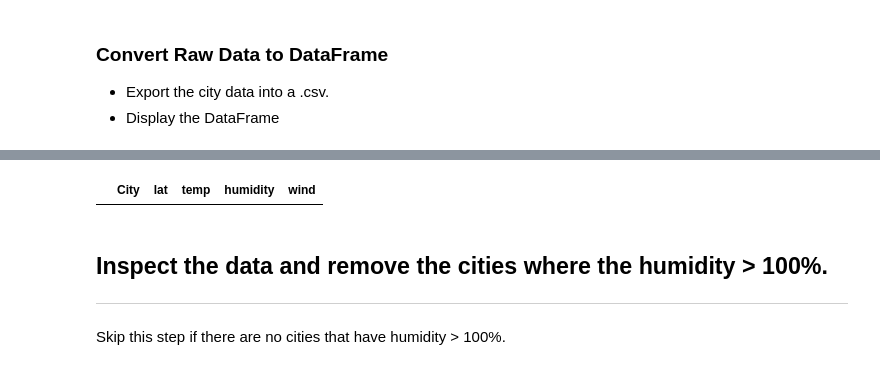
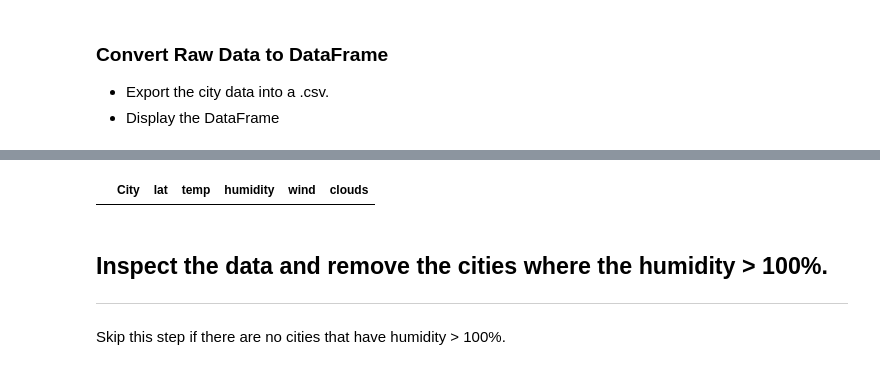
Before and after one commit to shuchiK38/Python-API-Challenge, a Jupyter notebook: Weatherpy/WeatherPy.ipynb, the cells around one changed output, grey strips where cells are left out. Saved outputs shown, nothing was run; the diff lists cells and outputs as text; code cells hidden in the pictures.

```diff
--- a/Weatherpy/WeatherPy.ipynb
+++ b/Weatherpy/WeatherPy.ipynb
@@ -64,7 +64,7 @@ temp = []
 humidity = []
 wind  = []
 clouds = []
-sunset = []
+
 
 # Loop through the list of cities and perform a request for data on each
 for i in range(len(cities)):
@@ -76,6 +76,8 @@ for i in range(len(cities)):
 
     humidity.append(response['main']['humidity'])
     wind.append(response['wind']['humidity'])
+    clouds.append(response['main']['humidity'])
+
 
 
 print(f"The latitude information received is: {lat}")
@@ -98,18 +102,19 @@ print(response)
 # %%
 #Export the city data into a .csv.
 #Display the DataFrame
 
 weather_dict ={
     "City": cities,
     "lat" : lat,
     "temp": temp,
     "humidity": humidity,
-    "wind": wind
+    "wind": wind,
+    "clouds" :clouds
 }
 weather_data = pd.DataFrame(weather_dict)
 weather_data.head()
 # %% [output]
-|  | City | lat | temp | humidity | wind |
+|  | City | lat | temp | humidity | wind | clouds |
 # %% [markdown]
 ## Inspect the data and remove the cities where the humidity > 100%.
 ----
```
Also changed, not shown: parts of 5 cells of this notebook, 1 other file.
